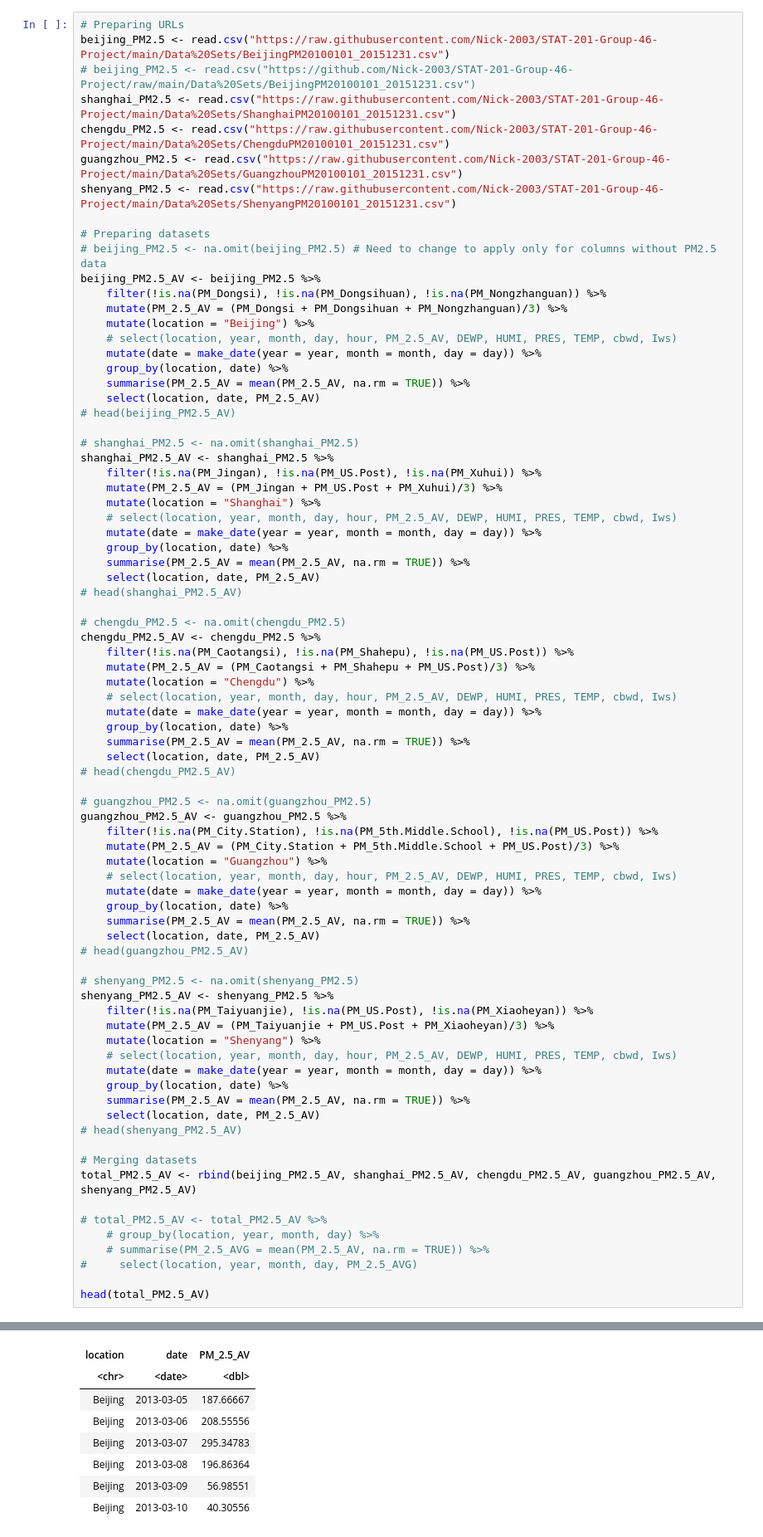
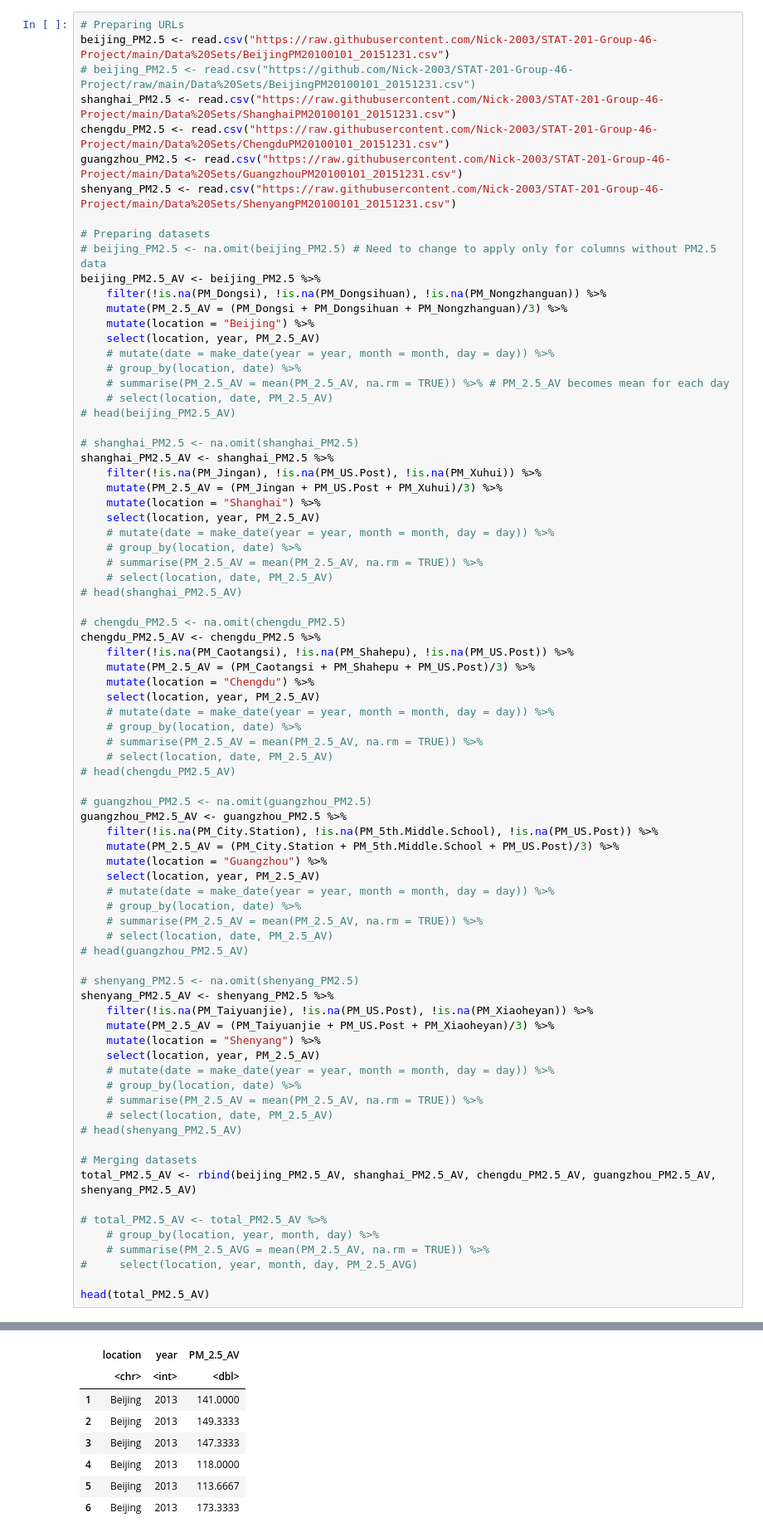
Before and after one commit to Nick-2003/STAT-201-Group-46-Project, a Jupyter notebook: STAT_201_Group_46_Project_Proposal.ipynb, the cells around one changed output, grey strips where cells are left out. Shown at 83% size. Cells and saved outputs as stored; diff of their text form.

```diff
--- a/STAT_201_Group_46_Project_Proposal.ipynb
+++ b/STAT_201_Group_46_Project_Proposal.ipynb
@@ -63,11 +83,11 @@ beijing_PM2.5_AV <- beijing_PM2.5 %>%
     filter(!is.na(PM_Dongsi), !is.na(PM_Dongsihuan), !is.na(PM_Nongzhanguan)) %>%
     mutate(PM_2.5_AV = (PM_Dongsi + PM_Dongsihuan + PM_Nongzhanguan)/3) %>%
     mutate(location = "Beijing") %>%
-    # select(location, year, month, day, hour, PM_2.5_AV, DEWP, HUMI, PRES, TEMP, cbwd, Iws)
-    mutate(date = make_date(year = year, month = month, day = day)) %>%
-    group_by(location, date) %>%
-    summarise(PM_2.5_AV = mean(PM_2.5_AV, na.rm = TRUE)) %>%
-    select(location, date, PM_2.5_AV)
+    select(location, year, PM_2.5_AV)
+    # mutate(date = make_date(year = year, month = month, day = day)) %>%
+    # group_by(location, date) %>%
+    # summarise(PM_2.5_AV = mean(PM_2.5_AV, na.rm = TRUE)) %>% # PM_2.5_AV becomes mean for each day
+    # select(location, date, PM_2.5_AV)
 # head(beijing_PM2.5_AV)
 
 # shanghai_PM2.5 <- na.omit(shanghai_PM2.5)
@@ -75,11 +95,11 @@ shanghai_PM2.5_AV <- shanghai_PM2.5 %>%
     filter(!is.na(PM_Jingan), !is.na(PM_US.Post), !is.na(PM_Xuhui)) %>%
     mutate(PM_2.5_AV = (PM_Jingan + PM_US.Post + PM_Xuhui)/3) %>%
     mutate(location = "Shanghai") %>%
-    # select(location, year, month, day, hour, PM_2.5_AV, DEWP, HUMI, PRES, TEMP, cbwd, Iws)
-    mutate(date = make_date(year = year, month = month, day = day)) %>%
-    group_by(location, date) %>%
-    summarise(PM_2.5_AV = mean(PM_2.5_AV, na.rm = TRUE)) %>%
-    select(location, date, PM_2.5_AV)
+    select(location, year, PM_2.5_AV)
+    # mutate(date = make_date(year = year, month = month, day = day)) %>%
+    # group_by(location, date) %>%
+    # summarise(PM_2.5_AV = mean(PM_2.5_AV, na.rm = TRUE)) %>%
+    # select(location, date, PM_2.5_AV)
 # head(shanghai_PM2.5_AV)
 
 # chengdu_PM2.5 <- na.omit(chengdu_PM2.5)
@@ -87,11 +107,11 @@ chengdu_PM2.5_AV <- chengdu_PM2.5 %>%
     filter(!is.na(PM_Caotangsi), !is.na(PM_Shahepu), !is.na(PM_US.Post)) %>%
     mutate(PM_2.5_AV = (PM_Caotangsi + PM_Shahepu + PM_US.Post)/3) %>%
     mutate(location = "Chengdu") %>%
-    # select(location, year, month, day, hour, PM_2.5_AV, DEWP, HUMI, PRES, TEMP, cbwd, Iws)
-    mutate(date = make_date(year = year, month = month, day = day)) %>%
-    group_by(location, date) %>%
-    summarise(PM_2.5_AV = mean(PM_2.5_AV, na.rm = TRUE)) %>%
-    select(location, date, PM_2.5_AV)
+    select(location, year, PM_2.5_AV)
+    # mutate(date = make_date(year = year, month = month, day = day)) %>%
+    # group_by(location, date) %>%
+    # summarise(PM_2.5_AV = mean(PM_2.5_AV, na.rm = TRUE)) %>%
+    # select(location, date, PM_2.5_AV)
 # head(chengdu_PM2.5_AV)
 
 # guangzhou_PM2.5 <- na.omit(guangzhou_PM2.5)
@@ -99,11 +119,11 @@ guangzhou_PM2.5_AV <- guangzhou_PM2.5 %>%
     filter(!is.na(PM_City.Station), !is.na(PM_5th.Middle.School), !is.na(PM_US.Post)) %>%
     mutate(PM_2.5_AV = (PM_City.Station + PM_5th.Middle.School + PM_US.Post)/3) %>%
     mutate(location = "Guangzhou") %>%
-    # select(location, year, month, day, hour, PM_2.5_AV, DEWP, HUMI, PRES, TEMP, cbwd, Iws)
-    mutate(date = make_date(year = year, month = month, day = day)) %>%
-    group_by(location, date) %>%
-    summarise(PM_2.5_AV = mean(PM_2.5_AV, na.rm = TRUE)) %>%
-    select(location, date, PM_2.5_AV)
+    select(location, year, PM_2.5_AV)
+    # mutate(date = make_date(year = year, month = month, day = day)) %>%
+    # group_by(location, date) %>%
+    # summarise(PM_2.5_AV = mean(PM_2.5_AV, na.rm = TRUE)) %>%
+    # select(location, date, PM_2.5_AV)
 # head(guangzhou_PM2.5_AV)
 
 # shenyang_PM2.5 <- na.omit(shenyang_PM2.5)
@@ -111,11 +131,11 @@ shenyang_PM2.5_AV <- shenyang_PM2.5 %>%
     filter(!is.na(PM_Taiyuanjie), !is.na(PM_US.Post), !is.na(PM_Xiaoheyan)) %>%
     mutate(PM_2.5_AV = (PM_Taiyuanjie + PM_US.Post + PM_Xiaoheyan)/3) %>%
     mutate(location = "Shenyang") %>%
-    # select(location, year, month, day, hour, PM_2.5_AV, DEWP, HUMI, PRES, TEMP, cbwd, Iws)
-    mutate(date = make_date(year = year, month = month, day = day)) %>%
-    group_by(location, date) %>%
-    summarise(PM_2.5_AV = mean(PM_2.5_AV, na.rm = TRUE)) %>%
-    select(location, date, PM_2.5_AV)
+    select(location, year, PM_2.5_AV)
+    # mutate(date = make_date(year = year, month = month, day = day)) %>%
+    # group_by(location, date) %>%
+    # summarise(PM_2.5_AV = mean(PM_2.5_AV, na.rm = TRUE)) %>%
+    # select(location, date, PM_2.5_AV)
 # head(shenyang_PM2.5_AV)
 
 # Merging datasets
@@ -142,8 +152,8 @@ A grouped_df: 6 × 3
-| location | date | PM_2.5_AV |
-| <chr> | <date> | <dbl> |
-| Beijing | 2013-03-05 | 187.66667 |
-| Beijing | 2013-03-06 | 208.55556 |
-| Beijing | 2013-03-07 | 295.34783 |
-| Beijing | 2013-03-08 | 196.86364 |
-| Beijing | 2013-03-09 | 56.98551 |
-| Beijing | 2013-03-10 | 40.30556 |
+|  | location | year | PM_2.5_AV |
+|  | <chr> | <int> | <dbl> |
+| 1 | Beijing | 2013 | 141.0000 |
+| 2 | Beijing | 2013 | 149.3333 |
+| 3 | Beijing | 2013 | 147.3333 |
+| 4 | Beijing | 2013 | 118.0000 |
+| 5 | Beijing | 2013 | 113.6667 |
+| 6 | Beijing | 2013 | 173.3333 |
```
Also changed, not shown: parts of 9 cells of this notebook.
